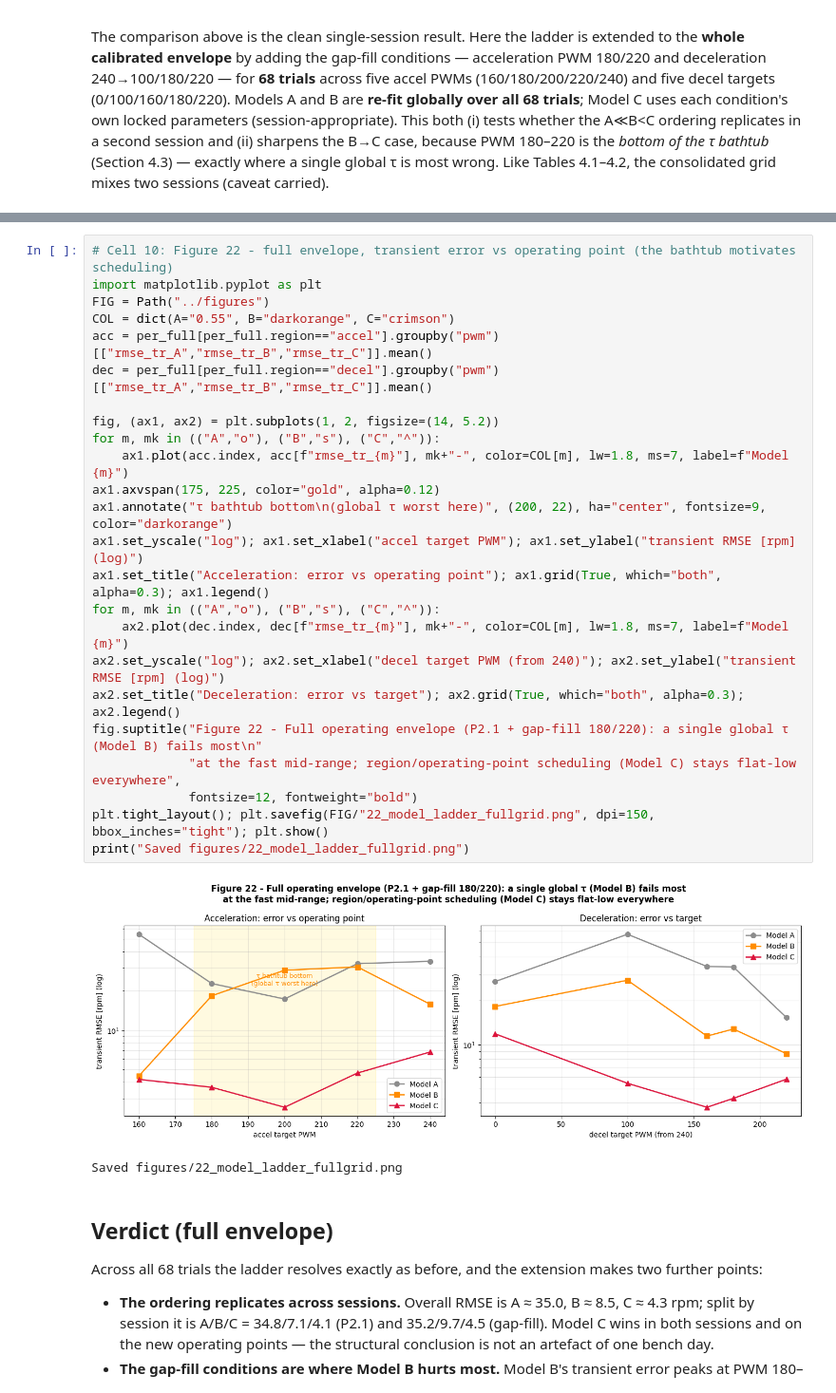
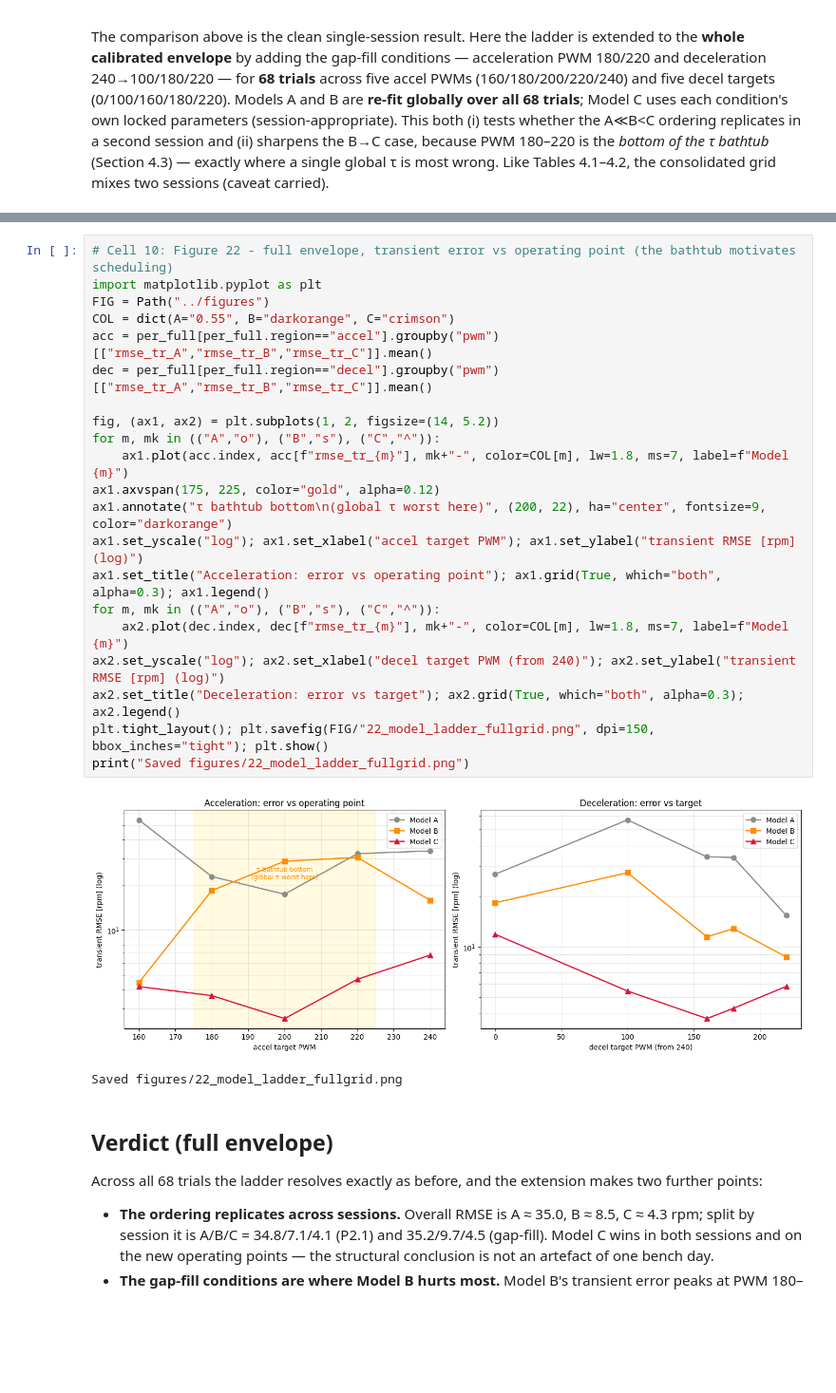
Before and after one commit to Piyushiitk24/System_Identification_DC_Motor, a Jupyter notebook: notebooks/06_model_comparison.ipynb, the cells around one changed output, grey strips where cells are left out. Shown at 95% size. Drawn from its saved outputs; the diff is of its cells as text; blank space fills up the shorter version.

```diff
--- a/notebooks/06_model_comparison.ipynb
+++ b/notebooks/06_model_comparison.ipynb
@@ -457,29 +453,26 @@ region x dir  decel       rev 15   35.10    9.23    4.31  -35.29  59.95  75.61
 # %%
 # Cell 10: Figure 22 - full envelope, transient error vs operating point (the bathtub motivates scheduling)
 import matplotlib.pyplot as plt
 FIG = Path("../figures")
 COL = dict(A="0.55", B="darkorange", C="crimson")
 acc = per_full[per_full.region=="accel"].groupby("pwm")[["rmse_tr_A","rmse_tr_B","rmse_tr_C"]].mean()
 dec = per_full[per_full.region=="decel"].groupby("pwm")[["rmse_tr_A","rmse_tr_B","rmse_tr_C"]].mean()
 
 fig, (ax1, ax2) = plt.subplots(1, 2, figsize=(14, 5.2))
 for m, mk in (("A","o"), ("B","s"), ("C","^")):
     ax1.plot(acc.index, acc[f"rmse_tr_{m}"], mk+"-", color=COL[m], lw=1.8, ms=7, label=f"Model {m}")
 ax1.axvspan(175, 225, color="gold", alpha=0.12)
 ax1.annotate("τ bathtub bottom\n(global τ worst here)", (200, 22), ha="center", fontsize=9, color="darkorange")
 ax1.set_yscale("log"); ax1.set_xlabel("accel target PWM"); ax1.set_ylabel("transient RMSE [rpm] (log)")
 ax1.set_title("Acceleration: error vs operating point"); ax1.grid(True, which="both", alpha=0.3); ax1.legend()
 for m, mk in (("A","o"), ("B","s"), ("C","^")):
     ax2.plot(dec.index, dec[f"rmse_tr_{m}"], mk+"-", color=COL[m], lw=1.8, ms=7, label=f"Model {m}")
 ax2.set_yscale("log"); ax2.set_xlabel("decel target PWM (from 240)"); ax2.set_ylabel("transient RMSE [rpm] (log)")
 ax2.set_title("Deceleration: error vs target"); ax2.grid(True, which="both", alpha=0.3); ax2.legend()
-fig.suptitle("Figure 22 - Full operating envelope (P2.1 + gap-fill 180/220): a single global τ (Model B) fails most\n"
-             "at the fast mid-range; region/operating-point scheduling (Model C) stays flat-low everywhere",
-             fontsize=12, fontweight="bold")
 plt.tight_layout(); plt.savefig(FIG/"22_model_ladder_fullgrid.png", dpi=150, bbox_inches="tight"); plt.show()
 print("Saved figures/22_model_ladder_fullgrid.png")
 # %% [output]
-[figure, old version]
+[figure, new version]
 Saved figures/22_model_ladder_fullgrid.png
 # %% [markdown]
 ## Verdict (full envelope)
```
Also changed, not shown: parts of 2 cells of this notebook, 18 other files.
